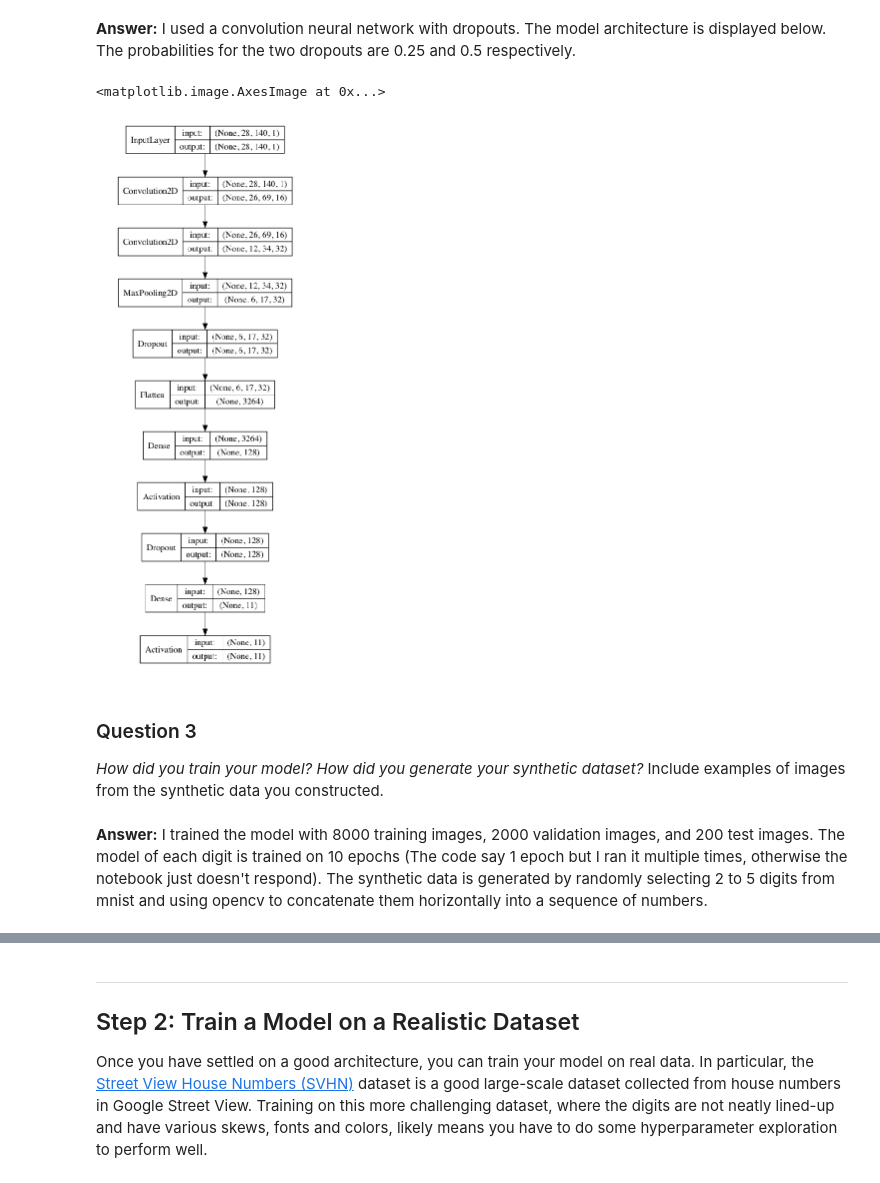
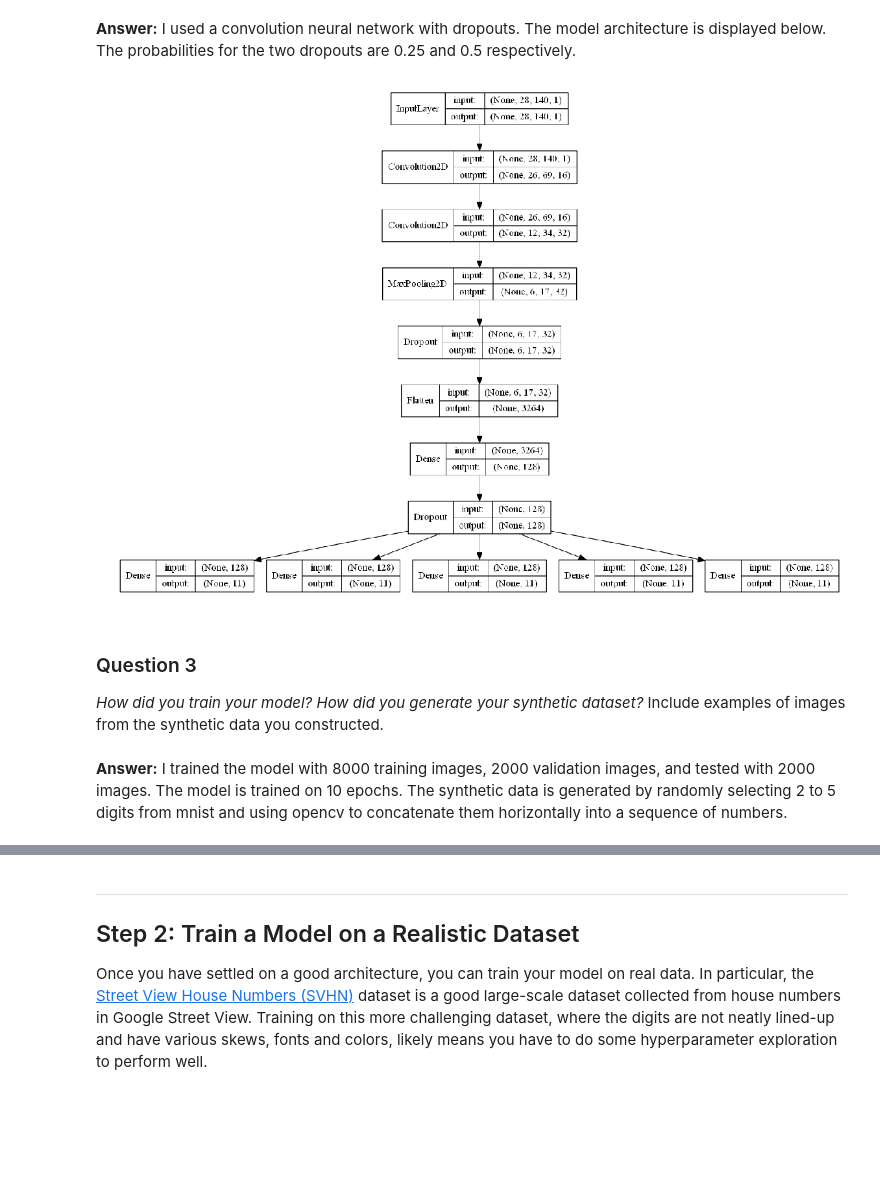
Before and after one commit to yl573/Digit_Recognition, a Jupyter notebook: digit_recognition.ipynb, the cells around one changed output, grey strips where cells are left out. Drawn from its saved outputs; the diff is of its cells as text; code cells hidden in the pictures; blank space fills up the shorter version.

```diff
--- a/digit_recognition.ipynb
+++ b/digit_recognition.ipynb
@@ -207,18 +233,12 @@ _What does your final architecture look like? (Type of model, layers, sizes, con
 # %% [markdown]
 **Answer:**
 I used a convolution neural network with dropouts. The model architecture is displayed below. The probabilities for the two dropouts are 0.25 and 0.5 respectively.
-# %%
-from keras.utils.visualize_util import plot
-plot(model, to_file='model.png', show_shapes=True, show_layer_names=False)
-graph = plt.imread('model.png')
-plt.figure(figsize=(20,20))
-plt.axis('off')
-plt.imshow(graph)
-# %% [output]
-<matplotlib.image.AxesImage at 0x...>
-[figure, removed]
+# %%
+visualize(MNIST_model)
+# %% [output]
+[figure, added]
 # %% [markdown]
 ### Question 3
 _How did you train your model? How did you generate your synthetic dataset?_ Include examples of images from the synthetic data you constructed.
 # %% [markdown]
-**Answer:** I trained the model with 8000 training images, 2000 validation images, and 200 test images. The model of each digit is trained on 10 epochs (The code say 1 epoch but I ran it multiple times, otherwise the notebook just doesn't respond). The synthetic data is generated by randomly selecting 2 to 5 digits from mnist and using opencv to concatenate them horizontally into a sequence of numbers.
+**Answer:** I trained the model with 8000 training images, 2000 validation images, and tested with 2000 images. The model is trained on 10 epochs. The synthetic data is generated by randomly selecting 2 to 5 digits from mnist and using opencv to concatenate them horizontally into a sequence of numbers.
```
Also changed, not shown: parts of 75 cells of this notebook.
